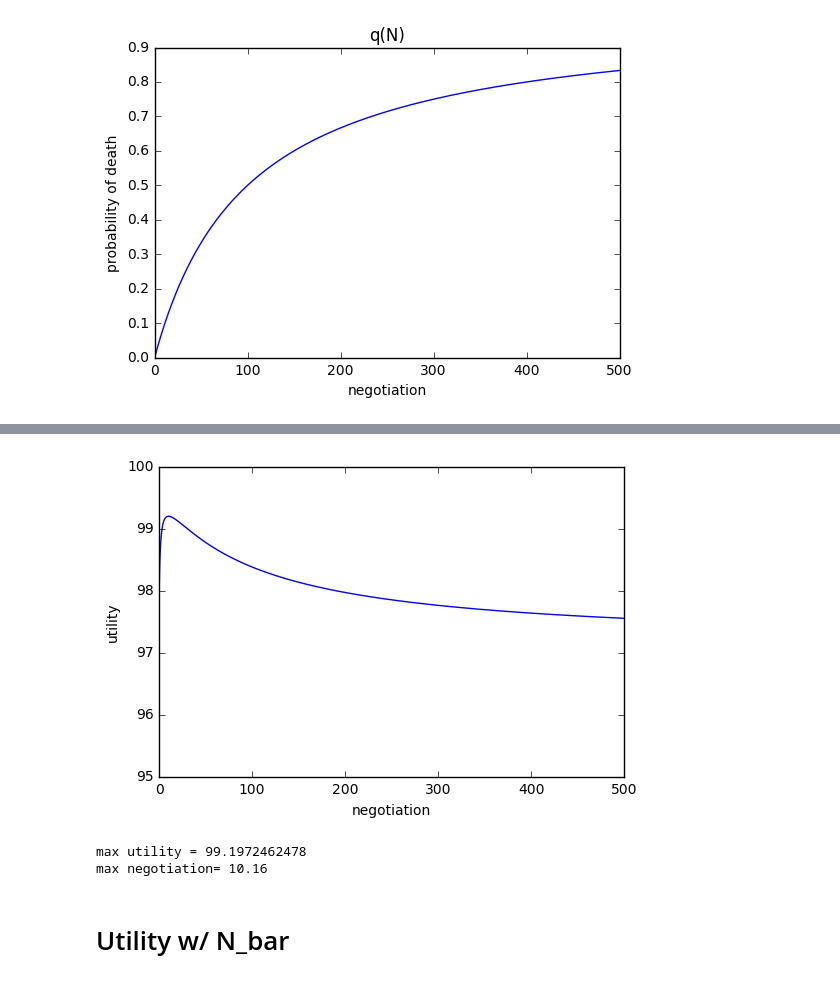
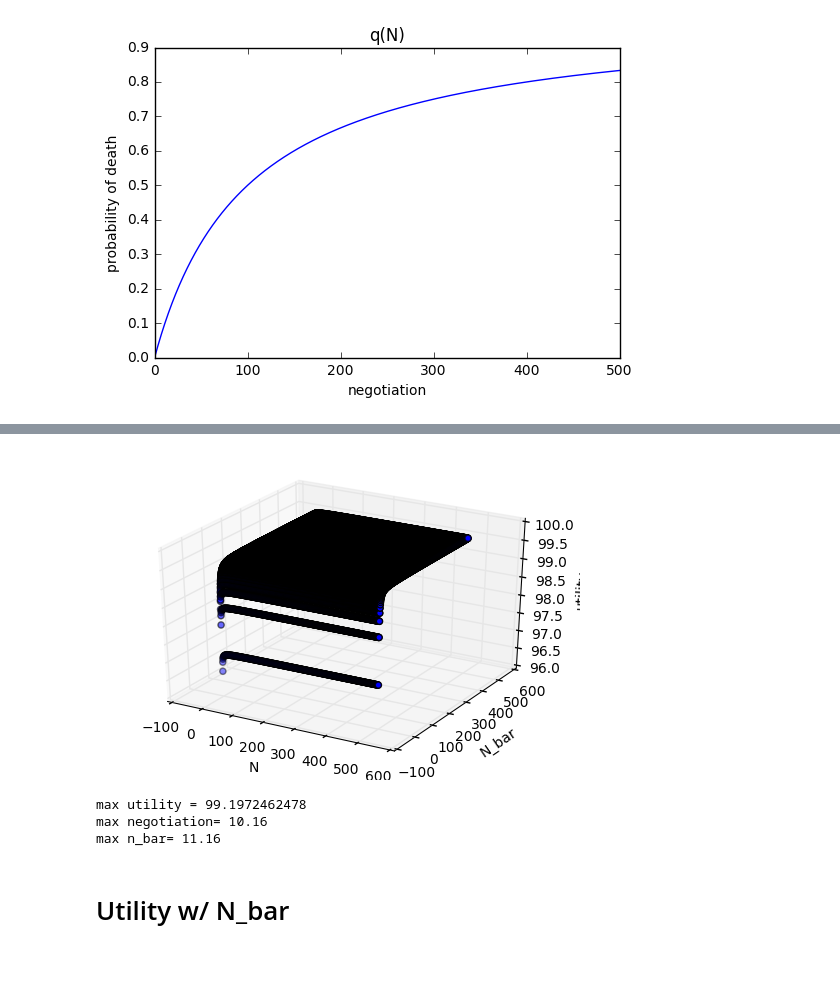
Before and after one commit to szwang/kr-insurance-models, a Jupyter notebook: negotiation-model-with-nbar.ipynb, the cells around one changed output, grey strips where cells are left out. Saved outputs shown, nothing was run; the diff lists cells and outputs as text; code cells hidden in the pictures.

```diff
--- a/negotiation-model-with-nbar.ipynb
+++ b/negotiation-model-with-nbar.ipynb
@@ -94,14 +95,31 @@ U(50, 50)
 # %%
 # plot function
 N_bar_vals = np.arange(1, 501, .01)
 yvals = U(xvals, N_bar_vals)
-plt.plot(xvals, yvals)
-plt.xlabel('negotiation')
-plt.ylabel('utility')
-plt.axis([0, 500, 95, 100])
+# Axes3D.scatter(xs, ys, zs=0)
+
+fig = plt.figure()
+ax = fig.add_subplot(111, projection='3d')
+n = 500
+xs = [i for i in range(n) for _ in range(n)]
+ys = range(n) * n
+zs = [U(x, y) for x,y in zip(xs,ys)]
+
+ax.scatter(xs, ys, zs)
+
+ax.set_xlabel('N')
+ax.set_ylabel('N_bar')
+ax.set_zlabel('utility')
+
 plt.show()
+
+# plt.plot(xvals, yvals)
+# plt.xlabel('negotiation')
+# plt.ylabel('utility')
+# plt.axis([0, 500, 95, 100])
+# plt.show()
 # %% [output]
-[figure, old version]
+[figure, new version]
 # %%
 # negotiation yielding the max utility
 i = np.nanargmax(yvals)
@@ -109,9 +127,11 @@ max_negotiation = xvals[i]
 
 print 'max utility =', yvals[i]
 print 'max negotiation=', max_negotiation
+print 'max n_bar=', N_bar_vals[i]
 # %% [output]
 max utility = 99.1972462478
 max negotiation= 10.16
+max n_bar= 11.16
 # %% [markdown]
 # Utility w/ N_bar
 # %%
```
Also changed, not shown: parts of 3 cells of this notebook, 1 other file.
